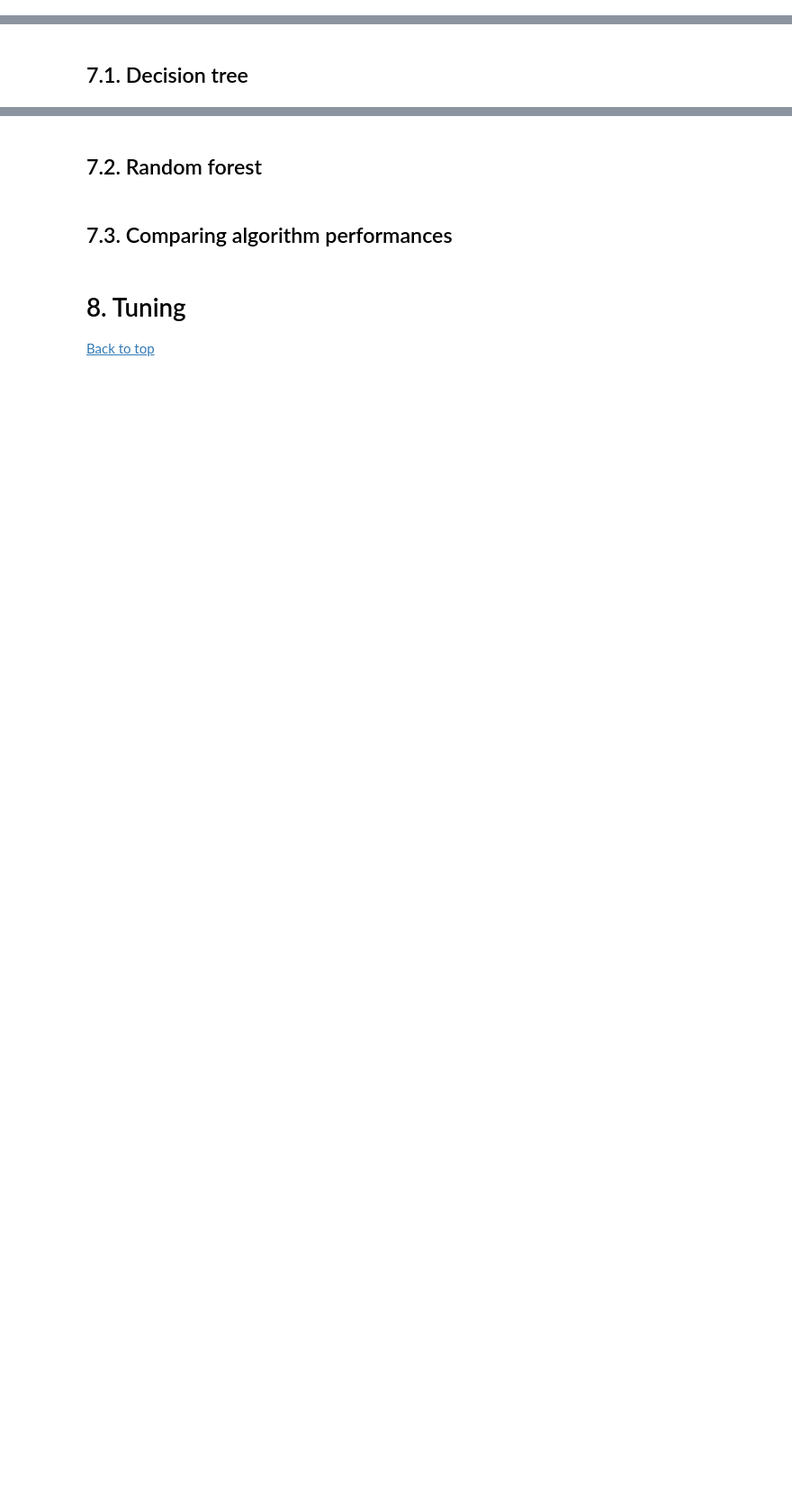
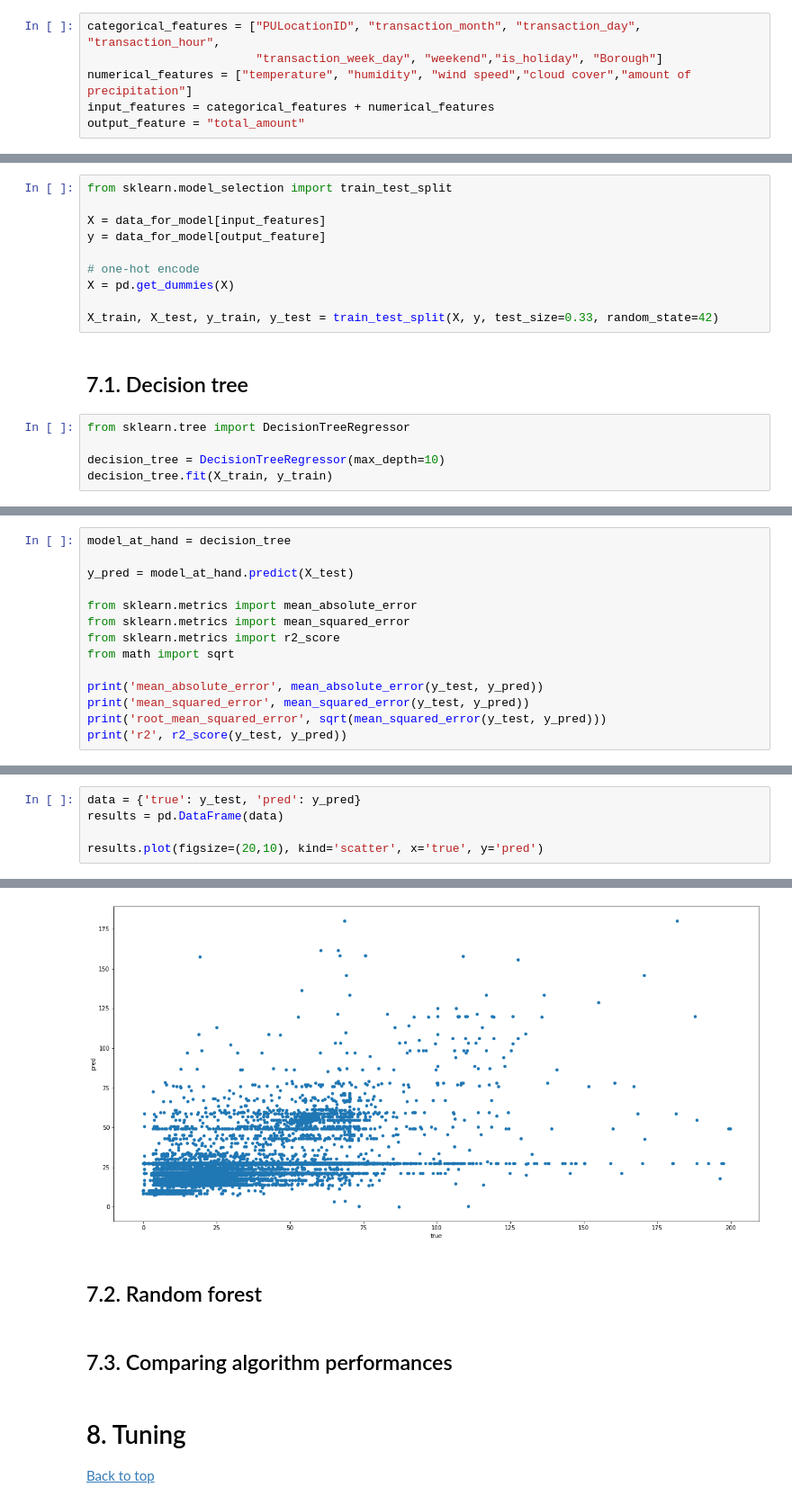
Before and after one commit to dom-emery96/New-York-Taxi-Analysis, a Jupyter notebook: New-York-Taxi-Analysis.ipynb, the cells around one changed output, grey strips where cells are left out. Shown at 90% size. Drawn from its saved outputs; the diff is of its cells as text; blank space fills up the shorter version.

```diff
--- a/New-York-Taxi-Analysis.ipynb
+++ b/New-York-Taxi-Analysis.ipynb
@@ -552,0 +829,6 @@ Name: Borough, dtype: int64
+# %%
+categorical_features = ["PULocationID", "transaction_month", "transaction_day", "transaction_hour",
+                        "transaction_week_day", "weekend","is_holiday", "Borough"]
+numerical_features = ["temperature", "humidity", "wind speed","cloud cover","amount of precipitation"]
+input_features = categorical_features + numerical_features
+output_feature = "total_amount"
@@ -553,2 +837,17 @@ Name: Borough, dtype: int64
+# %%
+from sklearn.model_selection import train_test_split
+
+X = data_for_model[input_features]
+y = data_for_model[output_feature]
+
+# one-hot encode
+X = pd.get_dummies(X)
+
+X_train, X_test, y_train, y_test = train_test_split(X, y, test_size=0.33, random_state=42)
 # %% [markdown]
 ## 7.1. Decision tree <a id='decision_tree'></a>
+# %%
+from sklearn.tree import DecisionTreeRegressor
+
+decision_tree = DecisionTreeRegressor(max_depth=10)
+decision_tree.fit(X_train, y_train)
@@ -554,0 +861,14 @@ Name: Borough, dtype: int64
+# %%
+model_at_hand = decision_tree
+
+y_pred = model_at_hand.predict(X_test)
+
+from sklearn.metrics import mean_absolute_error
+from sklearn.metrics import mean_squared_error
+from sklearn.metrics import r2_score
+from math import sqrt
+
+print('mean_absolute_error', mean_absolute_error(y_test, y_pred))
+print('mean_squared_error', mean_squared_error(y_test, y_pred))
+print('root_mean_squared_error', sqrt(mean_squared_error(y_test, y_pred)))
+print('r2', r2_score(y_test, y_pred))
@@ -554,0 +880,6 @@ Name: Borough, dtype: int64
+# %%
+data = {'true': y_test, 'pred': y_pred}
+results = pd.DataFrame(data)
+
+results.plot(figsize=(20,10), kind='scatter', x='true', y='pred')
+# %% [output]
@@ -555,3 +887,4 @@ Name: Borough, dtype: int64
+[figure, added]
 # %% [markdown]
 ## 7.2. Random forest <a id='random_forest'></a>
 # %% [markdown]
```
Also changed, not shown: parts of 95 cells of this notebook.
